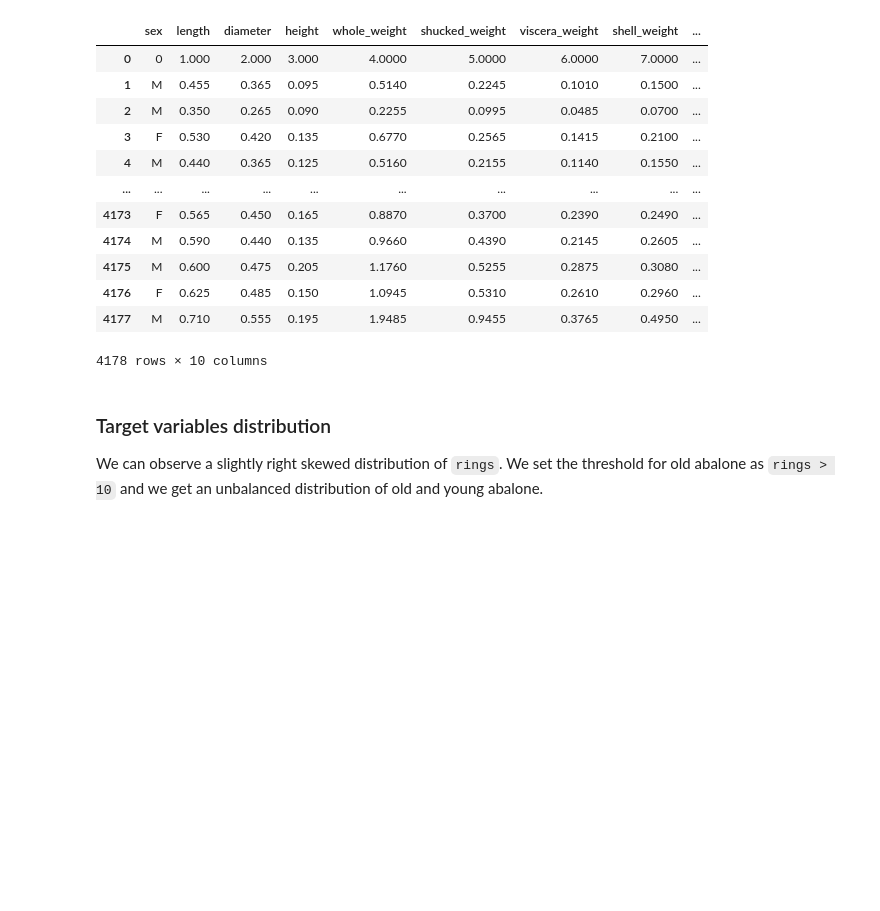
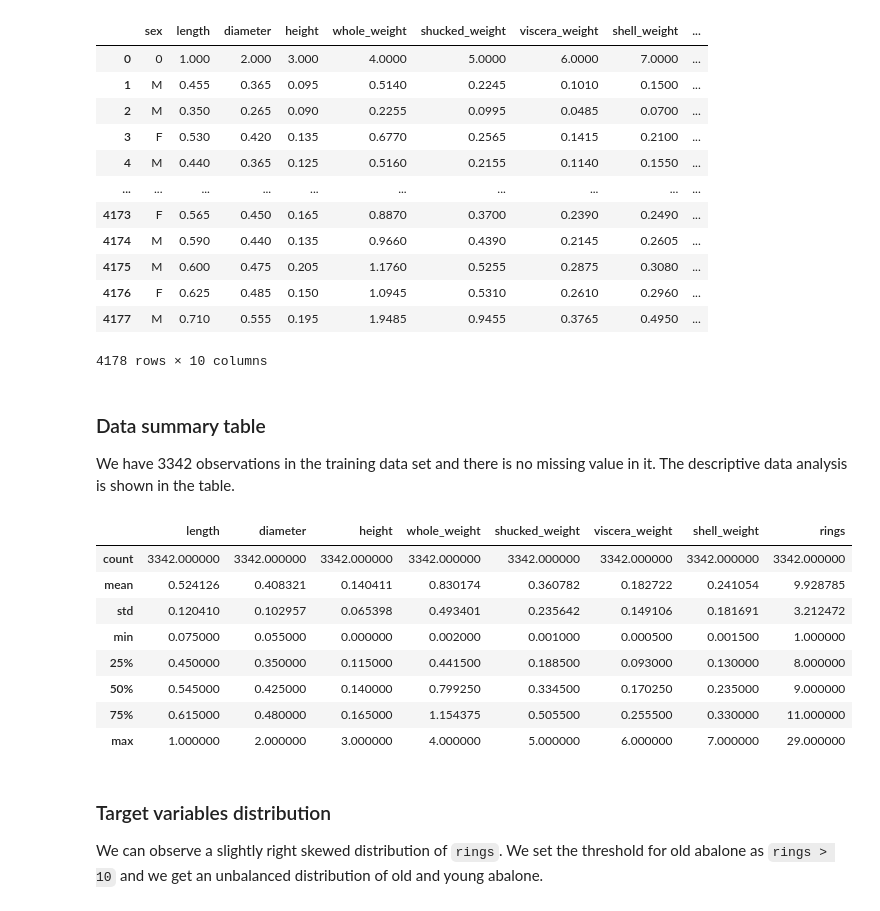
Before and after one commit to veerupandey/abalone_age_classification, a Jupyter notebook: src/eda/eda.ipynb, the cells around one changed output. Saved outputs shown, nothing was run; the diff lists cells and outputs as text; code cells hidden in the pictures; blank space fills up the shorter version.

Commit message:
Add descriptive data table

```diff
--- a/src/eda/eda.ipynb
+++ b/src/eda/eda.ipynb
@@ -41,6 +41,21 @@ df
 # train test split
 from sklearn.model_selection import train_test_split
 train_df, test_df = train_test_split(df, test_size = 0.2, random_state = 123)
+# %% [markdown]
+### Data summary table
+We have 3342 observations in the training data set and there is no missing value in it. The descriptive data analysis is shown in the table.
+# %%
+train_df.describe()
+# %% [output]
+|  | length | diameter | height | whole_weight | shucked_weight | viscera_weight | shell_weight | rings |
+| count | 3342.000000 | 3342.000000 | 3342.000000 | 3342.000000 | 3342.000000 | 3342.000000 | 3342.000000 | 3342.000000 |
+| mean | 0.524126 | 0.408321 | 0.140411 | 0.830174 | 0.360782 | 0.182722 | 0.241054 | 9.928785 |
+| std | 0.120410 | 0.102957 | 0.065398 | 0.493401 | 0.235642 | 0.149106 | 0.181691 | 3.212472 |
+| min | 0.075000 | 0.055000 | 0.000000 | 0.002000 | 0.001000 | 0.000500 | 0.001500 | 1.000000 |
+| 25% | 0.450000 | 0.350000 | 0.115000 | 0.441500 | 0.188500 | 0.093000 | 0.130000 | 8.000000 |
+| 50% | 0.545000 | 0.425000 | 0.140000 | 0.799250 | 0.334500 | 0.170250 | 0.235000 | 9.000000 |
+| 75% | 0.615000 | 0.480000 | 0.165000 | 1.154375 | 0.505500 | 0.255500 | 0.330000 | 11.000000 |
+| max | 1.000000 | 2.000000 | 3.000000 | 4.000000 | 5.000000 | 6.000000 | 7.000000 | 29.000000 |
 # %% [markdown]
 ### Target variables distribution
 We can observe a slightly right skewed distribution of `rings`. We set the threshold for old abalone as `rings > 10` and we get an unbalanced distribution of old and young abalone.
```
Also changed, not shown: 1 other file.
